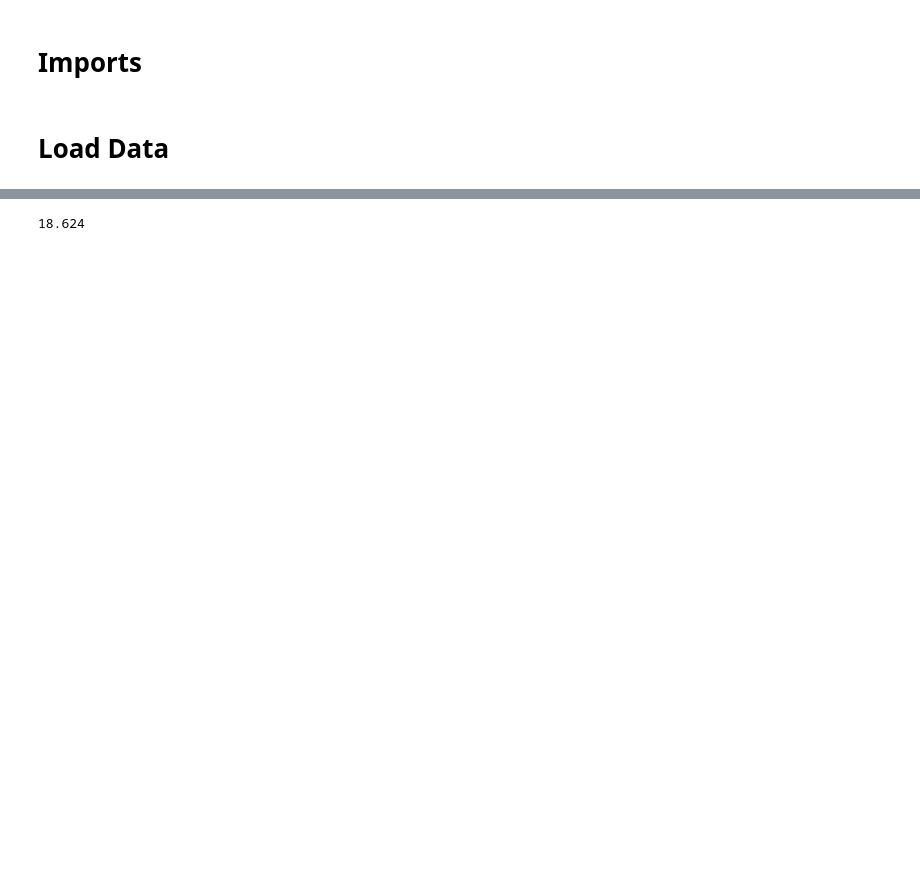
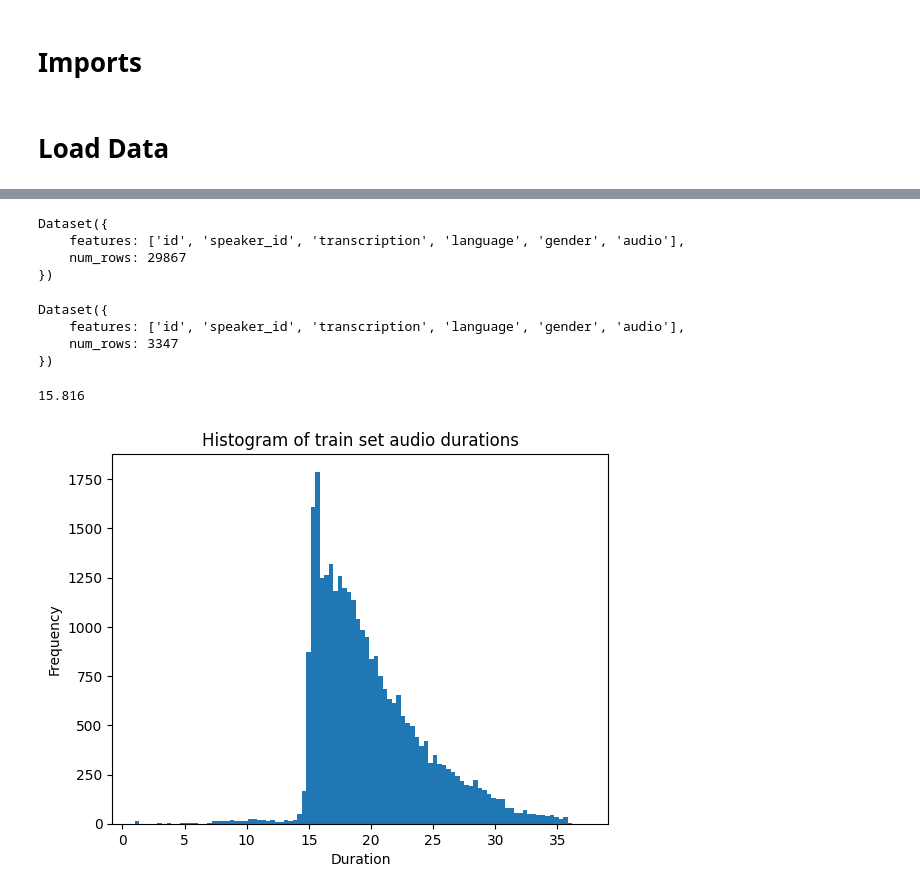
Before and after one commit to MedAymenF/Google-WAXAL-ASR-Challenge, a Jupyter notebook: data_prep.ipynb, the cells around one changed output, grey strips where cells are left out. Cells and saved outputs as stored; diff of their text form; code cells hidden in the pictures; blank space fills up the shorter version.

```diff
--- a/data_prep.ipynb
+++ b/data_prep.ipynb
@@ -49,10 +45,3 @@ from datasets import load_dataset, concatenate_datasets
 sna_train = load_dataset("enesssssw/waxal-cleaned-16k", "sna_asr", split="train")
 sna_val = load_dataset("enesssssw/waxal-cleaned-16k", "sna_asr", split="validation")
 sna_test = load_dataset("enesssssw/waxal-cleaned-16k", "sna_asr", split="test")
-
-# Example: Accessing audio bytes and other fields
-example = sna_train[0]
-print(f"Transcription: {example['transcription']}")
-print(f"Sampling Rate: {example['audio']['sampling_rate']}")
-# 'array' contains the decoded audio bytes as a numpy array
-print(f"Audio Array Shape: {example['audio']['array'].shape}")
@@ -75,17 +51,46 @@ lin_train = load_dataset("enesssssw/waxal-cleaned-16k", "lin_asr", split="train"
 lin_val = load_dataset("enesssssw/waxal-cleaned-16k", "lin_asr", split="validation")
 lin_test = load_dataset("enesssssw/waxal-cleaned-16k", "lin_asr", split="test")
 # %%
-train = concatenate_datasets([sna_train, sna_val, lin_train, lin_val])
-test = concatenate_datasets([sna_test, lin_test])
-
-# Shuffle
-train = train.shuffle(seed=1337)
-test = test.shuffle(seed=1337)
+# Concatenate
+waxal_train = concatenate_datasets([sna_train, sna_val, lin_train, lin_val])
+waxal_test = concatenate_datasets([sna_test, lin_test])
+# %%
+waxal_train
+# %% [output]
+Dataset({
+    features: ['id', 'speaker_id', 'transcription', 'language', 'gender', 'audio'],
+    num_rows: 29867
+})
+# %%
+waxal_test
+# %% [output]
+Dataset({
+    features: ['id', 'speaker_id', 'transcription', 'language', 'gender', 'audio'],
+    num_rows: 3347
+})
 # %%
 # Remove unnecessary columns
-train = train.remove_columns(["speaker_id", "language", "gender"])
-test = test.remove_columns(["speaker_id", "language", "gender"])
+waxal_train = waxal_train.remove_columns(["id", "speaker_id", "language", "gender"])
+waxal_test = waxal_test.remove_columns(["id", "speaker_id", "language", "gender"])
 # %%
-train[0]['audio'].metadata.duration_seconds_from_header
+waxal_train[0]['audio'].metadata.duration_seconds_from_header
 # %% [output]
-18.624
+15.816
+# %%
+# Calculate duration
+def calculate_duration(example):
+    duration = example['audio'].metadata.duration_seconds_from_header
+    example['duration'] = duration
+    return example
+
+waxal_train = waxal_train.map(calculate_duration)
+waxal_test = waxal_test.map(calculate_duration)
+# %%
+# Look at a histogram of 'duration'
+plt.hist(waxal_train['duration'], bins=100)
+plt.xlabel('Duration')
+plt.ylabel('Frequency')
+plt.title('Histogram of train set audio durations')
+plt.show()
+# %% [output]
+[figure, added]
```
Also changed, not shown: parts of 48 cells of this notebook.
